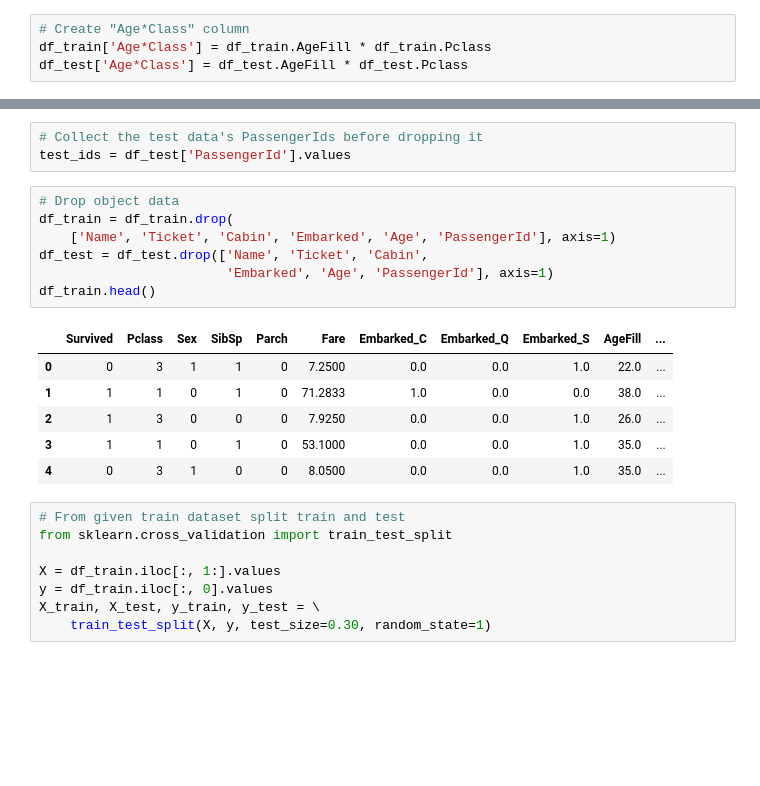
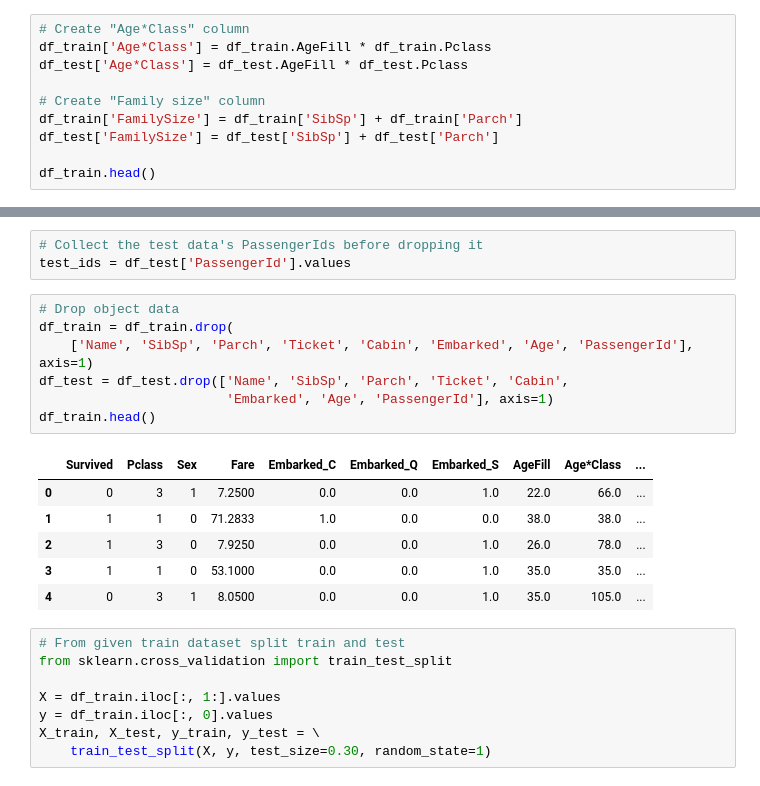
Before and after one commit to burun/Kaggle-Titanic, a Jupyter notebook: My solutions/Data Prepocessing.ipynb, the cells around one changed output, grey strips where cells are left out. Saved outputs shown, nothing was run; the diff lists cells and outputs as text; blank space fills up the shorter version.

```diff
--- a/My solutions/Data Prepocessing.ipynb
+++ b/My solutions/Data Prepocessing.ipynb
@@ -115,3 +116,9 @@ See the caveats in the documentation: http://pandas.pydata.org/pandas-docs/stabl
 # Create "Age*Class" column
 df_train['Age*Class'] = df_train.AgeFill * df_train.Pclass
 df_test['Age*Class'] = df_test.AgeFill * df_test.Pclass
+
+# Create "Family size" column
+df_train['FamilySize'] = df_train['SibSp'] + df_train['Parch']
+df_test['FamilySize'] = df_test['SibSp'] + df_test['Parch']
+
+df_train.head()
@@ -121,17 +135,17 @@ test_ids = df_test['PassengerId'].values
 # %%
 # Drop object data
 df_train = df_train.drop(
-    ['Name', 'Ticket', 'Cabin', 'Embarked', 'Age', 'PassengerId'], axis=1)
-df_test = df_test.drop(['Name', 'Ticket', 'Cabin',
+    ['Name', 'SibSp', 'Parch', 'Ticket', 'Cabin', 'Embarked', 'Age', 'PassengerId'], axis=1)
+df_test = df_test.drop(['Name', 'SibSp', 'Parch', 'Ticket', 'Cabin',
                         'Embarked', 'Age', 'PassengerId'], axis=1)
 df_train.head()
 # %% [output]
-|  | Survived | Pclass | Sex | SibSp | Parch | Fare | Embarked_C | Embarked_Q | Embarked_S | AgeFill | ... |
-| 0 | 0 | 3 | 1 | 1 | 0 | 7.2500 | 0.0 | 0.0 | 1.0 | 22.0 | ... |
-| 1 | 1 | 1 | 0 | 1 | 0 | 71.2833 | 1.0 | 0.0 | 0.0 | 38.0 | ... |
-| 2 | 1 | 3 | 0 | 0 | 0 | 7.9250 | 0.0 | 0.0 | 1.0 | 26.0 | ... |
-| 3 | 1 | 1 | 0 | 1 | 0 | 53.1000 | 0.0 | 0.0 | 1.0 | 35.0 | ... |
-| 4 | 0 | 3 | 1 | 0 | 0 | 8.0500 | 0.0 | 0.0 | 1.0 | 35.0 | ... |
+|  | Survived | Pclass | Sex | Fare | Embarked_C | Embarked_Q | Embarked_S | AgeFill | Age*Class | ... |
+| 0 | 0 | 3 | 1 | 7.2500 | 0.0 | 0.0 | 1.0 | 22.0 | 66.0 | ... |
+| 1 | 1 | 1 | 0 | 71.2833 | 1.0 | 0.0 | 0.0 | 38.0 | 38.0 | ... |
+| 2 | 1 | 3 | 0 | 7.9250 | 0.0 | 0.0 | 1.0 | 26.0 | 78.0 | ... |
+| 3 | 1 | 1 | 0 | 53.1000 | 0.0 | 0.0 | 1.0 | 35.0 | 35.0 | ... |
+| 4 | 0 | 3 | 1 | 8.0500 | 0.0 | 0.0 | 1.0 | 35.0 | 105.0 | ... |
 # %%
 # From given train dataset split train and test
 from sklearn.cross_validation import train_test_split
```
Also changed, not shown: parts of 7 cells of this notebook.
